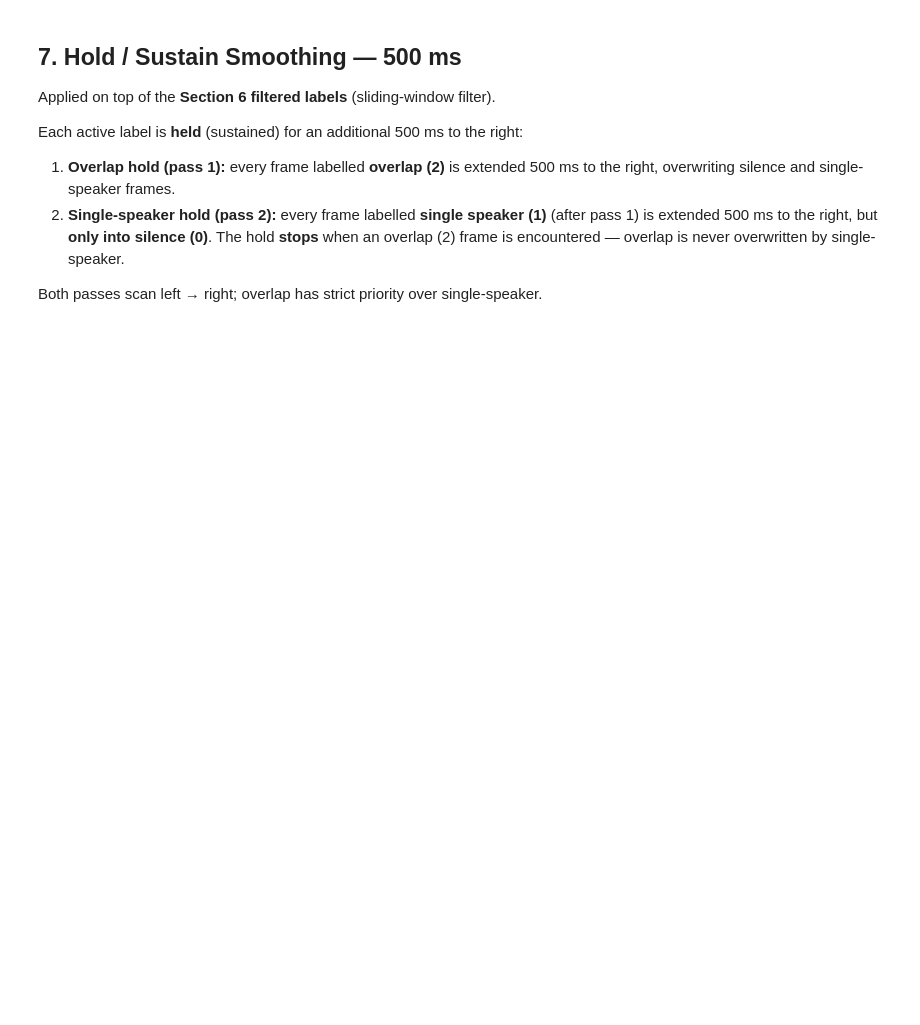
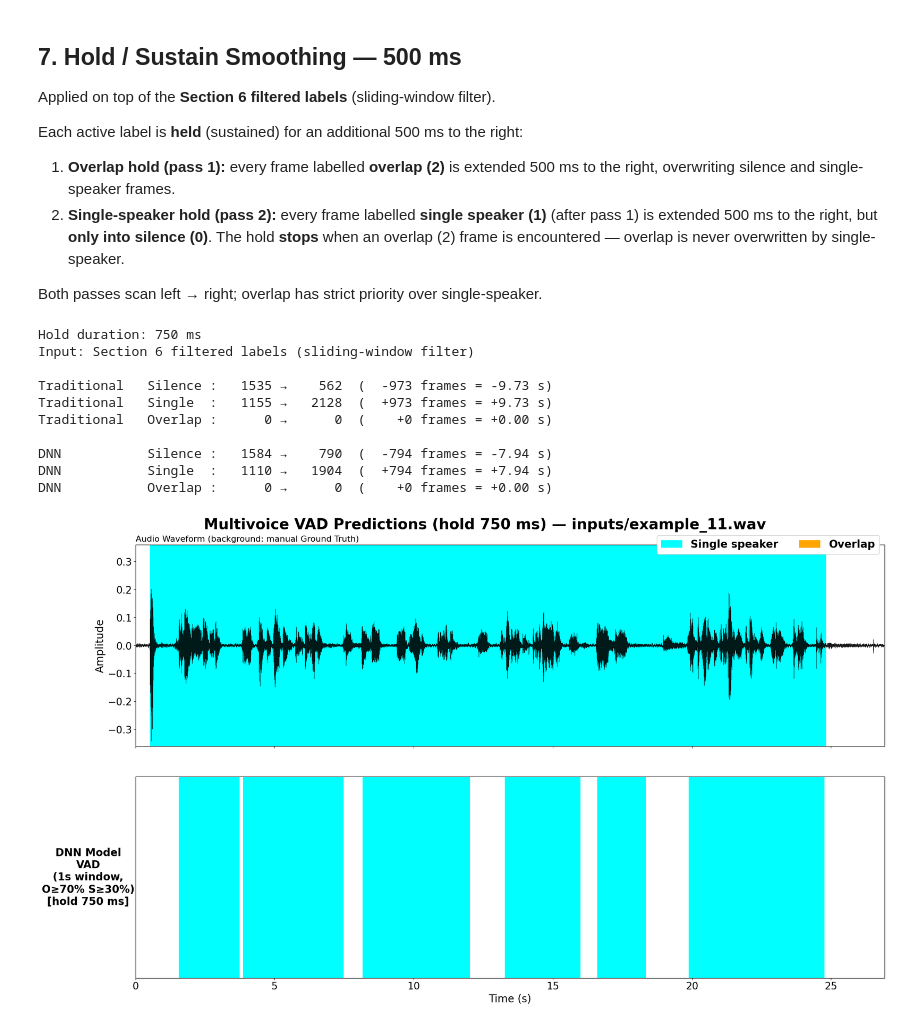
Before and after one commit to BabbleLabs/3DDFA_V2, a Jupyter notebook: mvad_test_file_v2.ipynb, the cells around one changed output. Cells and saved outputs as stored; diff of their text form; code cells hidden in the pictures; blank space fills up the shorter version.

```diff
--- a/mvad_test_file_v2.ipynb
+++ b/mvad_test_file_v2.ipynb
@@ -869,7 +891,7 @@ Each active label is **held** (sustained) for an additional 500 ms to the right:
 Both passes scan left → right; overlap has strict priority over single-speaker.
 # %%
 # ── Hold / Sustain filter ────────────────────────────────────────────────
-HOLD_MS = 500   # hold duration for both overlap and single-speaker
+HOLD_MS = 750   # hold duration for both overlap and single-speaker
 
 
 def hold_filter(labels, hop_sec, hold_ms=HOLD_MS):
@@ -936,8 +958,8 @@ trad_held_segs = _label_segments(trad_held, hop_s)
 dnn_held_segs  = _label_segments(dnn_held,  dnn_hop_s)
 
 # ── Figure ───────────────────────────────────────────────────────────────
-fig, axes = plt.subplots(3, 1, figsize=(22, 13), sharex=True,
-                         gridspec_kw={'height_ratios': [1, 1, 1],
+fig, axes = plt.subplots(2, 1, figsize=(22, 13), sharex=True,
+                         gridspec_kw={'height_ratios': [1, 1],
                                       'hspace': 0.15})
 fig.suptitle(
     f'Multivoice VAD Predictions (hold {HOLD_MS} ms) — {INPUT_WAV}',
@@ -948,44 +970,46 @@ t_sig = np.arange(len(signal)) / sr
 gt_segs = _gt_sample_segments(gt_vad, sr)
 ymin = -1.05 * np.max(np.abs(signal))
 ymax =  1.05 * np.max(np.abs(signal))
 for t0, t1, lab in gt_segs:
     fc, fa = GT_FILL[lab]
     if fc is not None:
         axes[0].axvspan(t0, t1, color=fc, alpha=fa, zorder=0)
 axes[0].plot(t_sig, signal, lw=0.4, color='k', alpha=0.9, zorder=2)
 axes[0].set_ylim(ymin, ymax)
 axes[0].set_ylabel('Amplitude', fontsize=20)
 axes[0].set_title('Audio Waveform (background: manual Ground Truth)', fontsize=16, loc='left')
 axes[0].tick_params(axis='both', labelsize=19)
 axes[0].margins(x=0)
 
-# ── Panel 2: Traditional VAD (held) ──────────────────────────────────────
-_draw_timeline(axes[1], trad_held_segs)
+# ── Panel 2: DNN (held) ─────────────────────────────────────────────────
+_draw_timeline(axes[1], dnn_held_segs)
 axes[1].set_ylim(0, 1)
 axes[1].set_yticks([])
-axes[1].set_ylabel(f'Traditional\nVAD\n(1s window,\n≥50% thr.)\n[hold {HOLD_MS} ms]',
+axes[1].set_ylabel(f'DNN Model\nVAD\n(1s window,\nO≥70% S≥30%)\n[hold {HOLD_MS} ms]',
                    fontsize=20, fontweight='bold',
                    rotation=0, labelpad=90, va='center')
+axes[1].set_xlabel('Time (s)', fontsize=20)
 axes[1].tick_params(axis='x', labelsize=19)
 axes[1].margins(x=0)
-
-# ── Panel 3: DNN (held) ─────────────────────────────────────────────────
-_draw_timeline(axes[2], dnn_held_segs)
-axes[2].set_ylim(0, 1)
-axes[2].set_yticks([])
-axes[2].set_ylabel(f'DNN Model\nVAD\n(1s window,\n≥50% thr.)\n[hold {HOLD_MS} ms]',
-                   fontsize=20, fontweight='bold',
-                   rotation=0, labelpad=90, va='center')
-axes[2].set_xlabel('Time (s)', fontsize=20)
-axes[2].tick_params(axis='x', labelsize=19)
-axes[2].margins(x=0)
 
 # ── Shared legend ─────────────────────────────────────────────────────────
 legend_patches = [Patch(fc='cyan', ec='none', alpha=1.0, label='Single speaker'),
                   Patch(fc='orange', ec='none', alpha=1.0, label='Overlap')]
 fig.legend(handles=legend_patches, loc='upper right', ncol=2,
            framealpha=1.0, bbox_to_anchor=(0.98, 0.96),
            prop={'weight': 'bold', 'size': 20})
 
 fig.subplots_adjust(left=0.08, right=0.98, top=0.93, bottom=0.05)
 plt.show()
+# %% [output]
+Hold duration: 750 ms
+Input: Section 6 filtered labels (sliding-window filter)
+
+Traditional   Silence :   1535 →    562  (  -973 frames = -9.73 s)
+Traditional   Single  :   1155 →   2128  (  +973 frames = +9.73 s)
+Traditional   Overlap :      0 →      0  (    +0 frames = +0.00 s)
+
+DNN           Silence :   1584 →    790  (  -794 frames = -7.94 s)
+DNN           Single  :   1110 →   1904  (  +794 frames = +7.94 s)
+DNN           Overlap :      0 →      0  (    +0 frames = +0.00 s)
+[figure, added]
```
Also changed, not shown: parts of 10 cells of this notebook, 1 other file.
